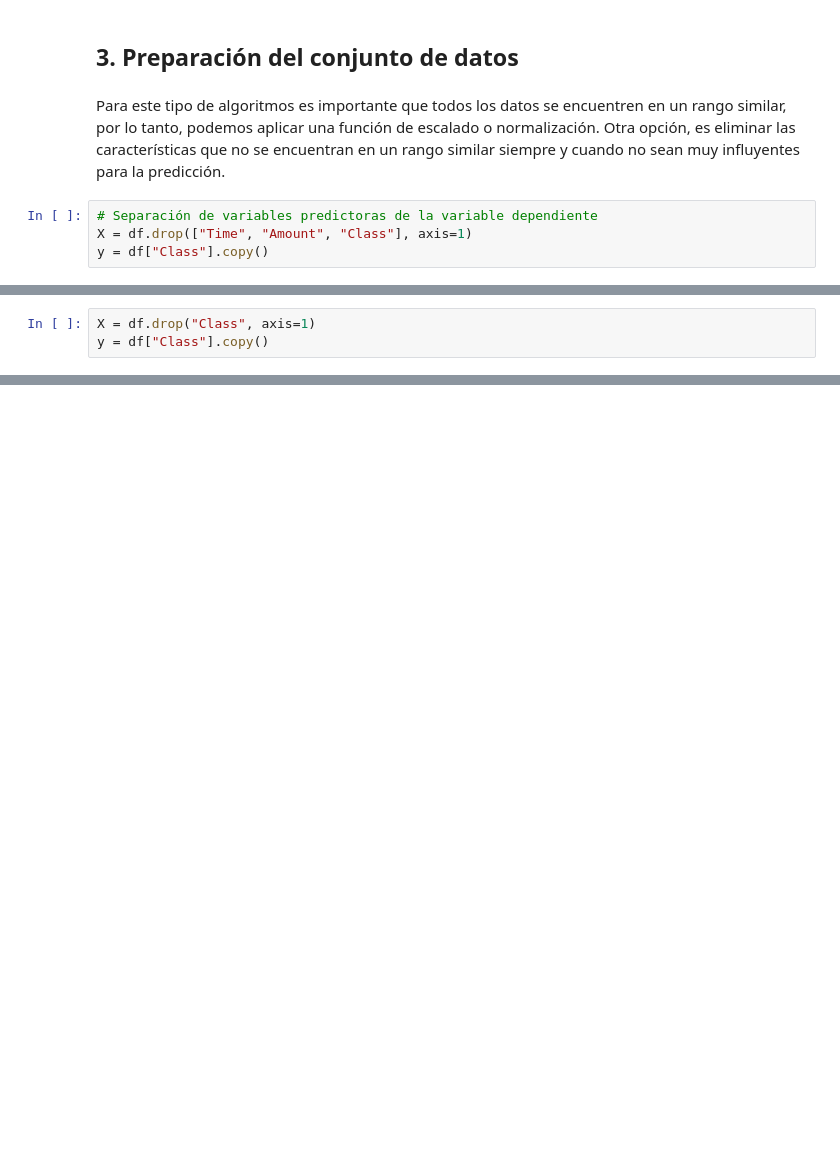
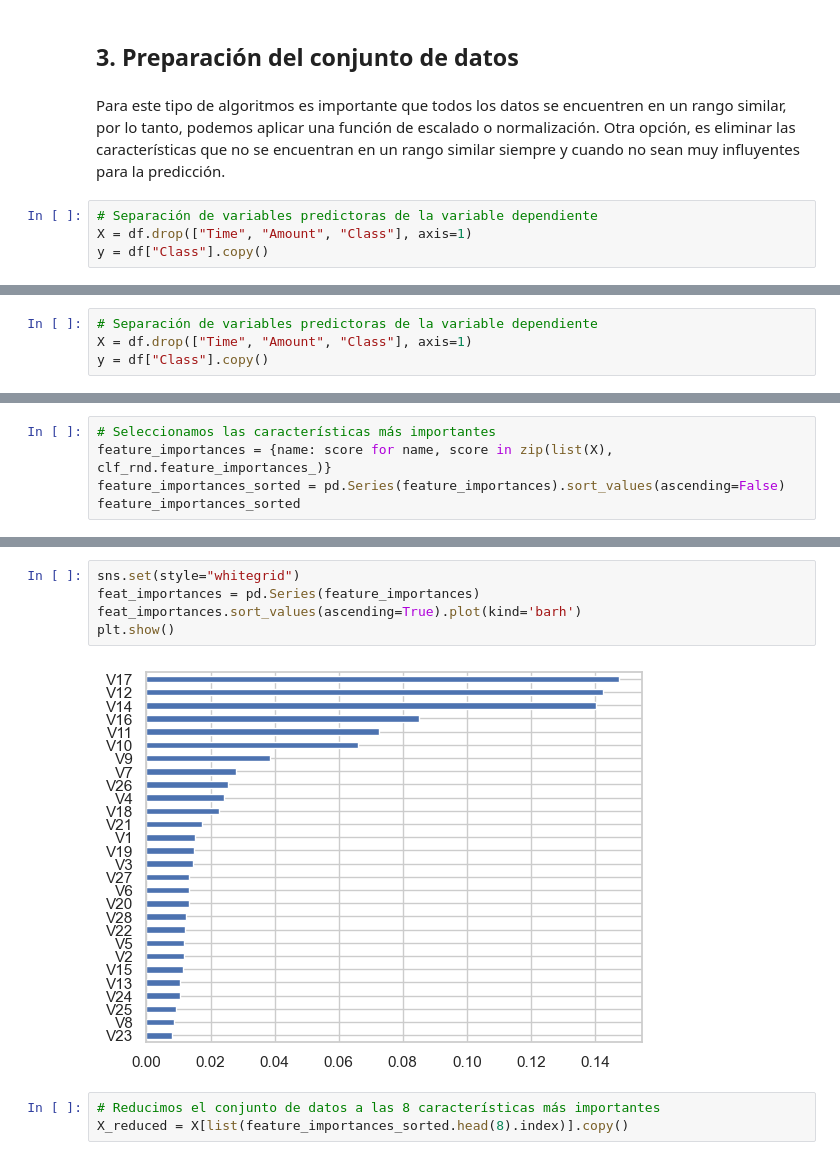
Before and after one commit to malcolmdpc/MachineLearningConPython, a Jupyter notebook: Regresión Logística • Detección de Fraude con Tarjetas de Crédito/Regresión Logística • Detección de Fraude con TC.ipynb, the cells around one changed output, grey strips where cells are left out. Drawn from its saved outputs; the diff is of its cells as text; blank space fills up the shorter version.

```diff
--- a/Regresión Logística • Detección de Fraude con Tarjetas de Crédito/Regresión Logística • Detección de Fraude con TC.ipynb
+++ b/Regresión Logística • Detección de Fraude con Tarjetas de Crédito/Regresión Logística • Detección de Fraude con TC.ipynb
@@ -157,5 +280,6 @@ X_train, X_test = train_test_split(X, test_size=0.3, random_state=2024)
 # %%
-X = df.drop("Class", axis=1)
+# Separación de variables predictoras de la variable dependiente
+X = df.drop(["Time", "Amount", "Class"], axis=1)
 y = df["Class"].copy()
 # %%
 # Utilizamos Random Forest para realizar selección de características
@@ -167,0 +292,5 @@ NameError: name 'X' is not defined
+# %%
+# Seleccionamos las características más importantes
+feature_importances = {name: score for name, score in zip(list(X), clf_rnd.feature_importances_)}
+feature_importances_sorted = pd.Series(feature_importances).sort_values(ascending=False)
+feature_importances_sorted
@@ -167,0 +315,10 @@ NameError: name 'X' is not defined
+# %%
+sns.set(style="whitegrid")
+feat_importances = pd.Series(feature_importances)
+feat_importances.sort_values(ascending=True).plot(kind='barh')
+plt.show()
+# %% [output]
+[figure, added]
+# %%
+# Reducimos el conjunto de datos a las 8 características más importantes
+X_reduced = X[list(feature_importances_sorted.head(8).index)].copy()
```
Also changed, not shown: parts of 45 cells of this notebook.
